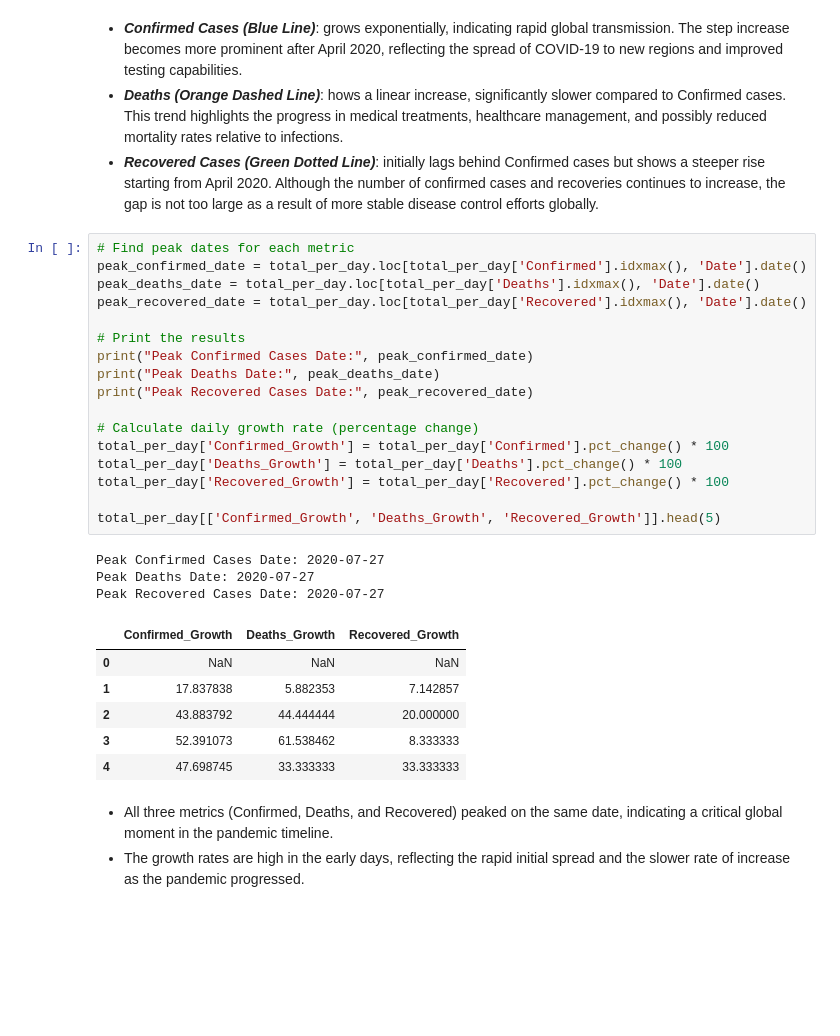
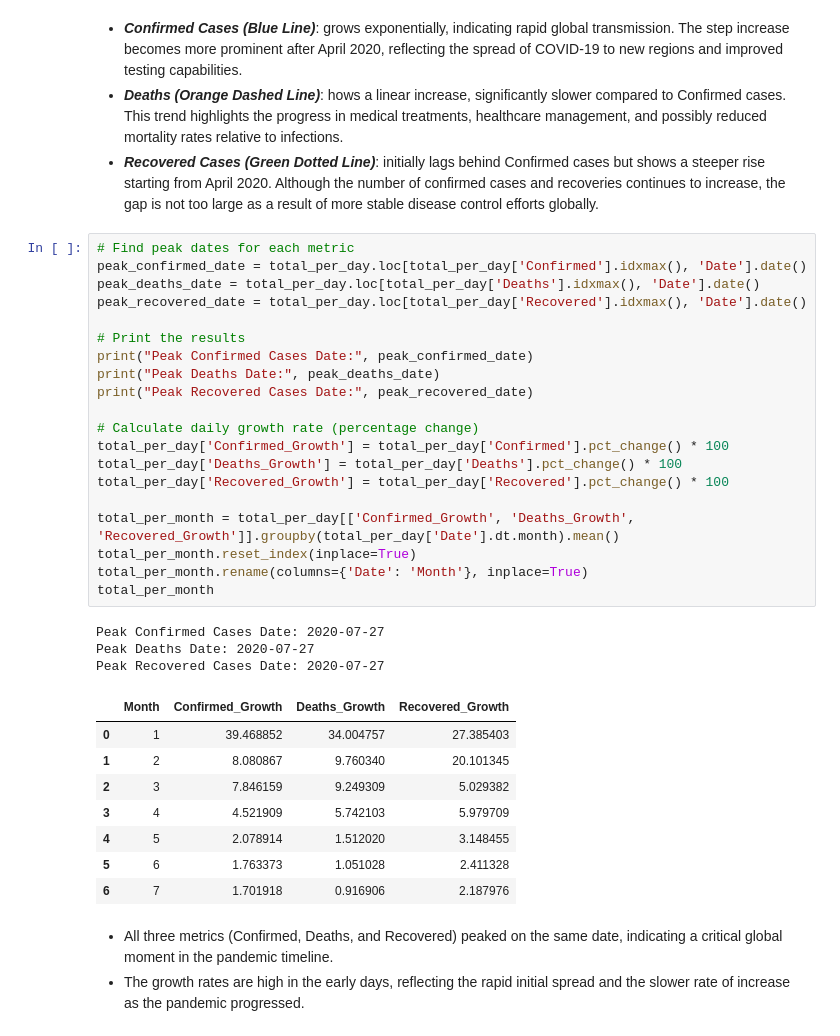
Before and after one commit to dhuyent/DSProgramming-FinalProject, a Jupyter notebook: src/Data_analysis.ipynb, the cells around one changed output. Saved outputs shown, nothing was run; the diff lists cells and outputs as text; blank space fills up the shorter version.

```diff
--- a/src/Data_analysis.ipynb
+++ b/src/Data_analysis.ipynb
@@ -360,30 +360,35 @@ plt.show()
 # %%
 # Find peak dates for each metric
 peak_confirmed_date = total_per_day.loc[total_per_day['Confirmed'].idxmax(), 'Date'].date()
 peak_deaths_date = total_per_day.loc[total_per_day['Deaths'].idxmax(), 'Date'].date()
 peak_recovered_date = total_per_day.loc[total_per_day['Recovered'].idxmax(), 'Date'].date()
 
 # Print the results
 print("Peak Confirmed Cases Date:", peak_confirmed_date)
 print("Peak Deaths Date:", peak_deaths_date)
 print("Peak Recovered Cases Date:", peak_recovered_date)
 
 # Calculate daily growth rate (percentage change)
 total_per_day['Confirmed_Growth'] = total_per_day['Confirmed'].pct_change() * 100
 total_per_day['Deaths_Growth'] = total_per_day['Deaths'].pct_change() * 100
 total_per_day['Recovered_Growth'] = total_per_day['Recovered'].pct_change() * 100
 
-total_per_day[['Confirmed_Growth', 'Deaths_Growth', 'Recovered_Growth']].head(5)
+total_per_month = total_per_day[['Confirmed_Growth', 'Deaths_Growth', 'Recovered_Growth']].groupby(total_per_day['Date'].dt.month).mean()
+total_per_month.reset_index(inplace=True)
+total_per_month.rename(columns={'Date': 'Month'}, inplace=True)
+total_per_month
 # %% [output]
 Peak Confirmed Cases Date: 2020-07-27
 Peak Deaths Date: 2020-07-27
 Peak Recovered Cases Date: 2020-07-27
-|  | Confirmed_Growth | Deaths_Growth | Recovered_Growth |
-| 0 | NaN | NaN | NaN |
-| 1 | 17.837838 | 5.882353 | 7.142857 |
-| 2 | 43.883792 | 44.444444 | 20.000000 |
-| 3 | 52.391073 | 61.538462 | 8.333333 |
-| 4 | 47.698745 | 33.333333 | 33.333333 |
+|  | Month | Confirmed_Growth | Deaths_Growth | Recovered_Growth |
+| 0 | 1 | 39.468852 | 34.004757 | 27.385403 |
+| 1 | 2 | 8.080867 | 9.760340 | 20.101345 |
+| 2 | 3 | 7.846159 | 9.249309 | 5.029382 |
+| 3 | 4 | 4.521909 | 5.742103 | 5.979709 |
+| 4 | 5 | 2.078914 | 1.512020 | 3.148455 |
+| 5 | 6 | 1.763373 | 1.051028 | 2.411328 |
+| 6 | 7 | 1.701918 | 0.916906 | 2.187976 |
 # %% [markdown]
 - All three metrics (Confirmed, Deaths, and Recovered) peaked on the same date, indicating a critical global moment in the pandemic timeline.
 - The growth rates are high in the early days, reflecting the rapid initial spread and the slower rate of increase as the pandemic progressed.
```
Also changed, not shown: 1 other file.
